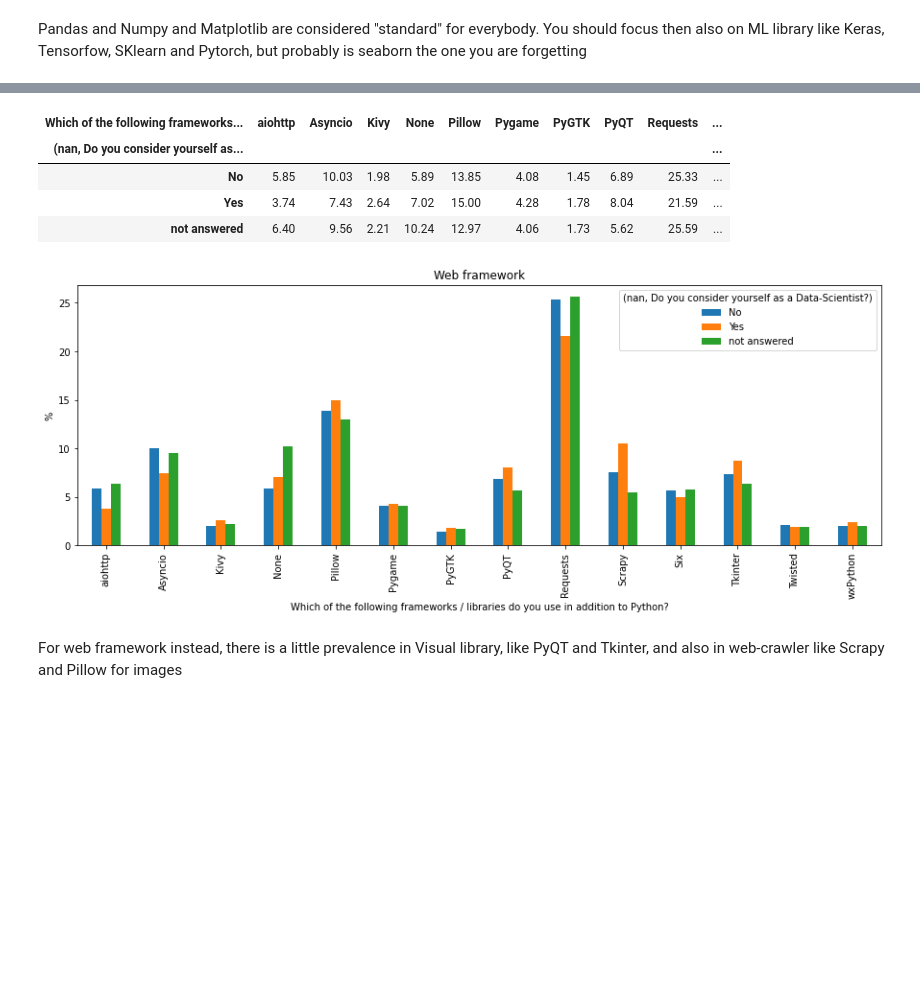
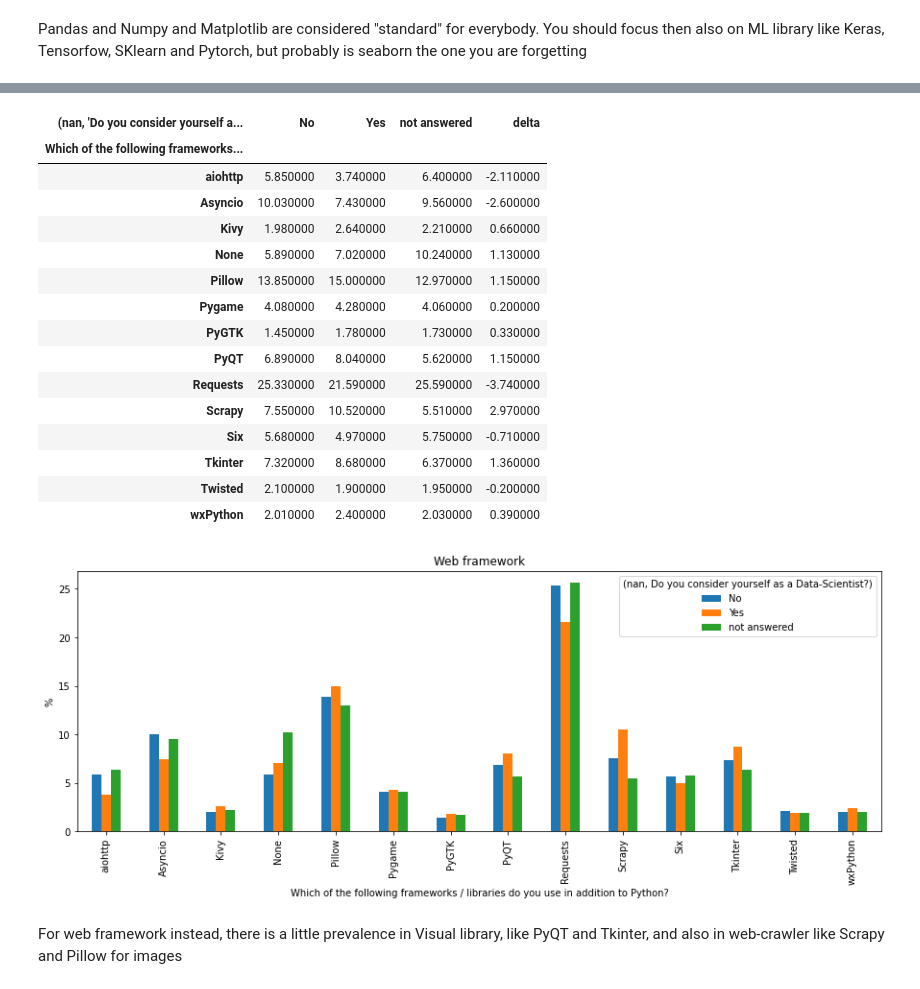
Before and after one commit to Sawy89/python_survey_analysis, a Jupyter notebook: Analysis_DataScientist.ipynb, the cells around one changed output, grey strips where cells are left out. Cells and saved outputs as stored; diff of their text form; code cells hidden in the pictures; blank space fills up the shorter version.

```diff
--- a/Analysis_DataScientist.ipynb
+++ b/Analysis_DataScientist.ipynb
@@ -333,15 +389,27 @@ ds_stat
 # %%
 classe = AnalyzeSingleQuestion(df_ds, (np.nan, 'Do you consider yourself as a Data-Scientist?'),
                                   'Which of the following frameworks / libraries do you use in addition to Python?')
 ds_stat = classe.calcHistMulti()
 classe.plotBar(title='Web framework')
-ds_stat
+ds_stat.loc['delta'] = ds_stat.loc['Yes'] - ds_stat.loc['No']
+ds_stat.transpose().style.bar(subset=['delta'], align='mid', color=['#d65f5f', '#5fba7d'])
 # %% [output]
-| Which of the following frameworks... | aiohttp | Asyncio | Kivy | None | Pillow | Pygame | PyGTK | PyQT | Requests | ... |
-| (nan, Do you consider yourself as... |  |  |  |  |  |  |  |  |  | ... |
-| No | 5.85 | 10.03 | 1.98 | 5.89 | 13.85 | 4.08 | 1.45 | 6.89 | 25.33 | ... |
-| Yes | 3.74 | 7.43 | 2.64 | 7.02 | 15.00 | 4.28 | 1.78 | 8.04 | 21.59 | ... |
-| not answered | 6.40 | 9.56 | 2.21 | 10.24 | 12.97 | 4.06 | 1.73 | 5.62 | 25.59 | ... |
+| (nan, 'Do you consider yourself a... | No | Yes | not answered | delta |
+| Which of the following frameworks... |  |  |  |  |
+| aiohttp | 5.850000 | 3.740000 | 6.400000 | -2.110000 |
+| Asyncio | 10.030000 | 7.430000 | 9.560000 | -2.600000 |
+| Kivy | 1.980000 | 2.640000 | 2.210000 | 0.660000 |
+| None | 5.890000 | 7.020000 | 10.240000 | 1.130000 |
+| Pillow | 13.850000 | 15.000000 | 12.970000 | 1.150000 |
+| Pygame | 4.080000 | 4.280000 | 4.060000 | 0.200000 |
+| PyGTK | 1.450000 | 1.780000 | 1.730000 | 0.330000 |
+| PyQT | 6.890000 | 8.040000 | 5.620000 | 1.150000 |
+| Requests | 25.330000 | 21.590000 | 25.590000 | -3.740000 |
+| Scrapy | 7.550000 | 10.520000 | 5.510000 | 2.970000 |
+| Six | 5.680000 | 4.970000 | 5.750000 | -0.710000 |
+| Tkinter | 7.320000 | 8.680000 | 6.370000 | 1.360000 |
+| Twisted | 2.100000 | 1.900000 | 1.950000 | -0.200000 |
+| wxPython | 2.010000 | 2.400000 | 2.030000 | 0.390000 |
 [figure]
 # %% [markdown]
 For web framework instead, there is a little prevalence in Visual library, like PyQT and Tkinter, and also in web-crawler like Scrapy and Pillow for images
```
Also changed, not shown: parts of 20 cells of this notebook, 1 other file.
